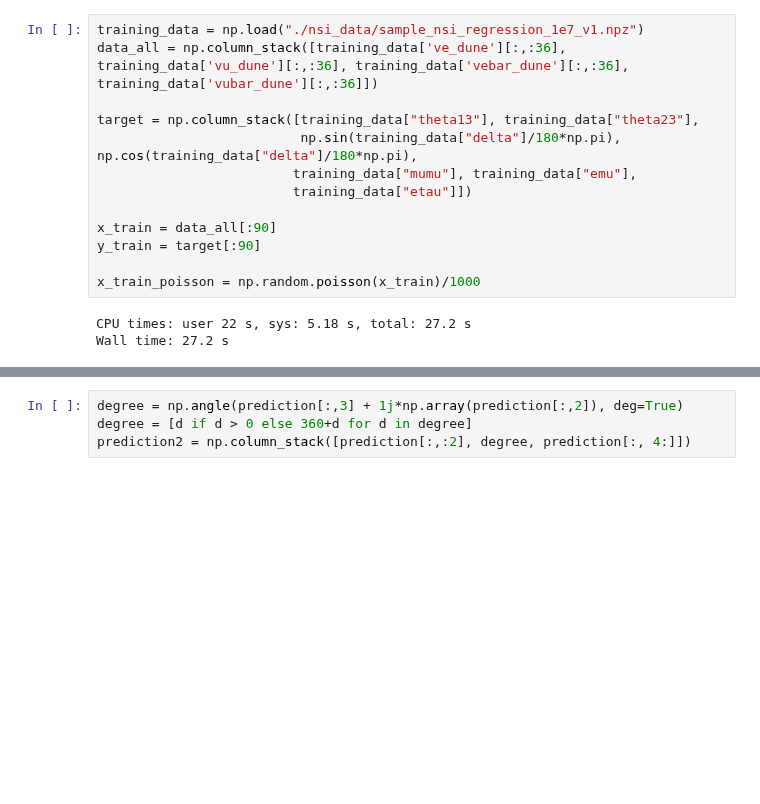
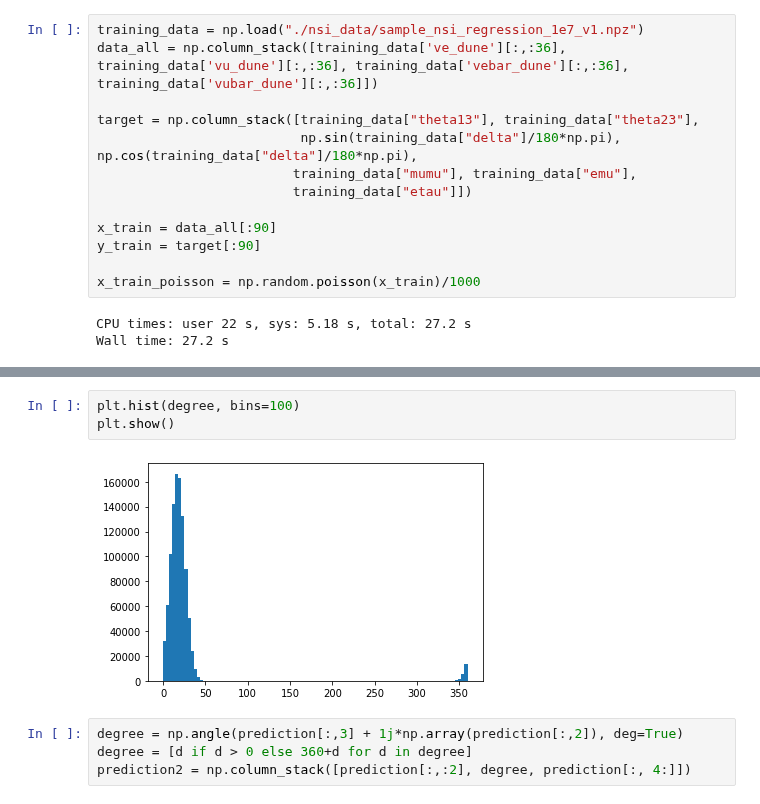
Before and after one commit to davidho27941/ML4NO, a Jupyter notebook: NSI/nsi_contour-angleTran-allparam.ipynb, the cells around one changed output, grey strips where cells are left out. Drawn from its saved outputs; the diff is of its cells as text; blank space fills up the shorter version.

```diff
--- a/NSI/nsi_contour-angleTran-allparam.ipynb
+++ b/NSI/nsi_contour-angleTran-allparam.ipynb
@@ -107,3 +107,8 @@ Wall time: 36.3 s
+# %%
+plt.hist(degree, bins=100)
+plt.show()
+# %% [output]
+[figure, added]
 # %%
 degree = np.angle(prediction[:,3] + 1j*np.array(prediction[:,2]), deg=True)
 degree = [d if d > 0 else 360+d for d in degree]
```
Also changed, not shown: parts of 5 cells of this notebook, 1 other file.
